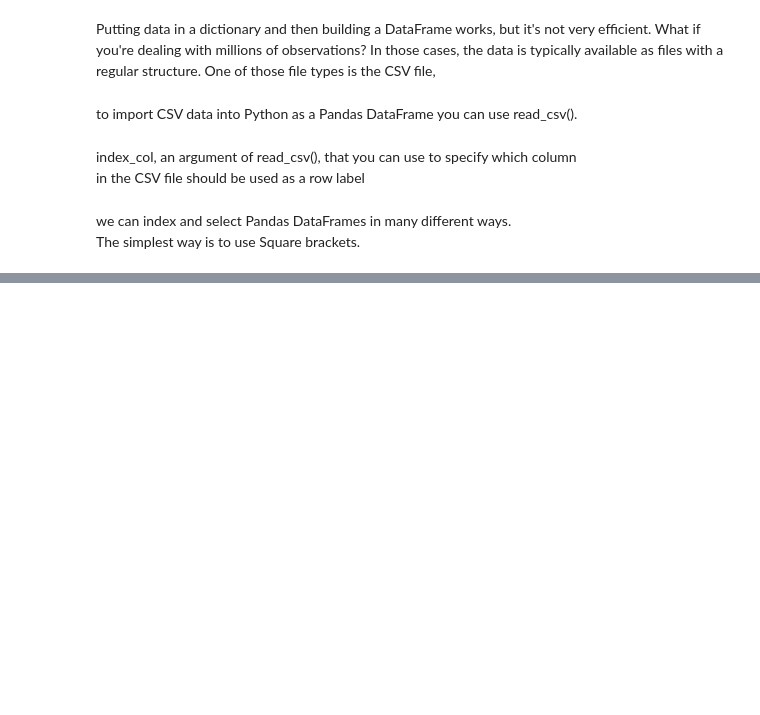
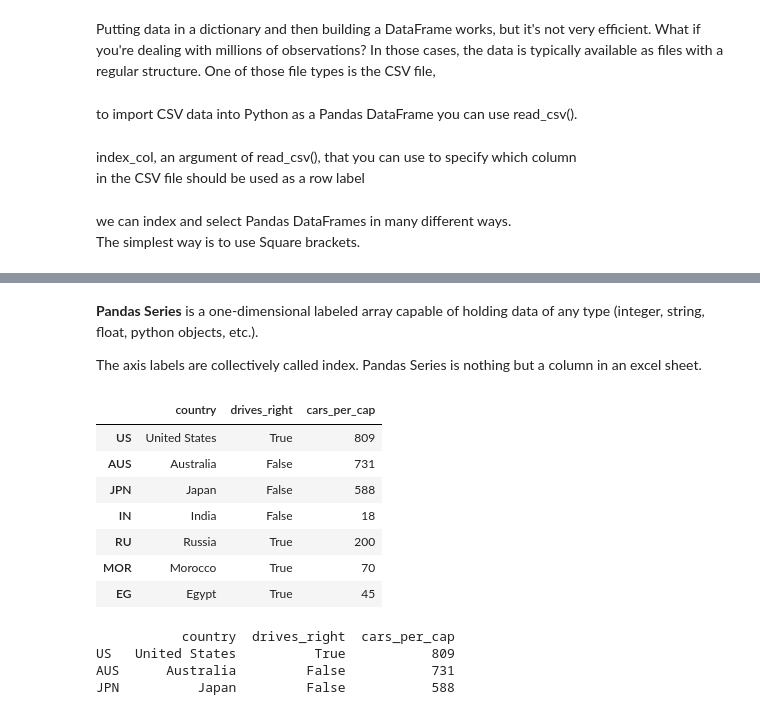
Before and after one commit to SurajKande/Training, a Jupyter notebook: python_pandas.ipynb, the cells around one changed output, grey strips where cells are left out. Saved outputs shown, nothing was run; the diff lists cells and outputs as text; code cells hidden in the pictures; blank space fills up the shorter version.

```diff
--- a/python_pandas.ipynb
+++ b/python_pandas.ipynb
@@ -219,0 +46,3 @@ To confirm that this is the case, you can leverage the power of regular expressi
+# %%
+data_frame = cars    # cars data used here is created in cell 1
+print(type(data_frame))
@@ -219,0 +93,23 @@ To confirm that this is the case, you can leverage the power of regular expressi
+# %% [markdown]
+**Pandas Series** is a one-dimensional labeled array capable of holding data of any type (integer, string, float, python objects, etc.).
+
+ The axis labels are collectively called index. Pandas Series is nothing but a column in an excel sheet.
+# %%
+data_frame
+# %% [output]
+|  | country | drives_right | cars_per_cap |
+| US | United States | True | 809 |
+| AUS | Australia | False | 731 |
+| JPN | Japan | False | 588 |
+| IN | India | False | 18 |
+| RU | Russia | True | 200 |
+| MOR | Morocco | True | 70 |
+| EG | Egypt | True | 45 |
+# %%
+# Print out first 3 observations
+print(data_frame[0:3])
+# %% [output]
+           country  drives_right  cars_per_cap
+US   United States          True           809
+AUS      Australia         False           731
+JPN          Japan         False           588
```
Also changed, not shown: parts of 63 cells of this notebook.
